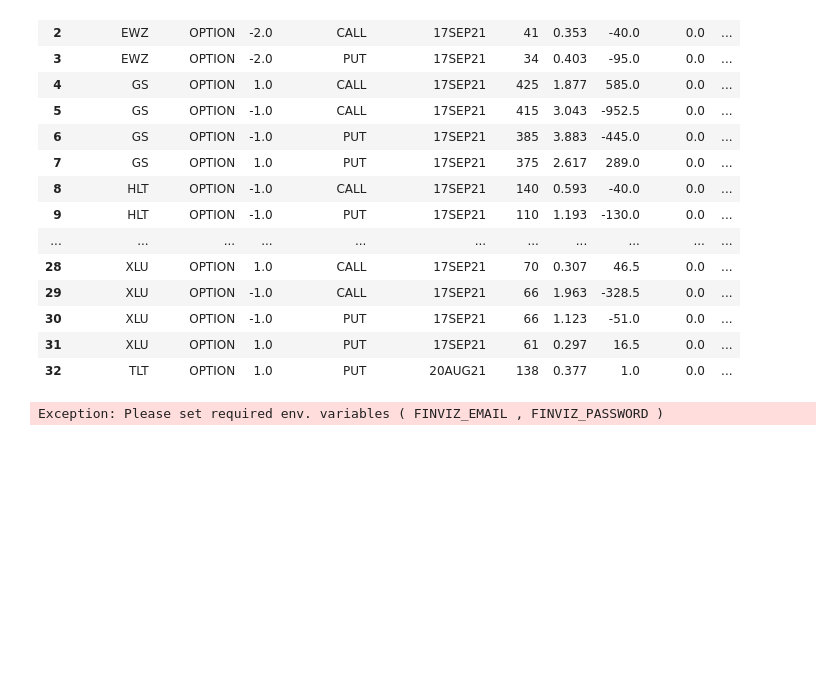
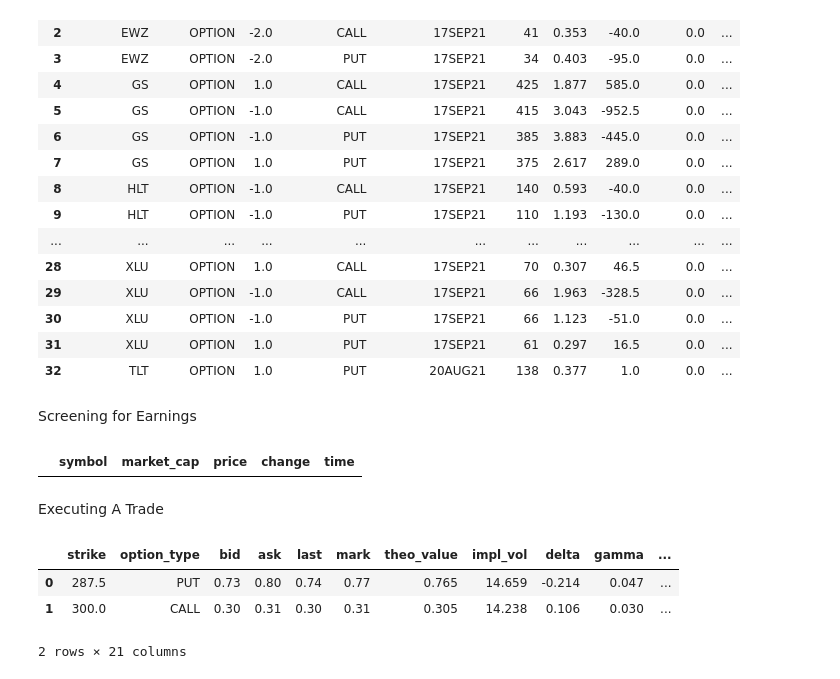
Before and after one commit to ggardiakos/earnings, a Jupyter notebook: examples.ipynb, the cells around one changed output. Saved outputs shown, nothing was run; the diff lists cells and outputs as text; code cells hidden in the pictures; blank space fills up the shorter version.

```diff
--- a/examples.ipynb
+++ b/examples.ipynb
@@ -63,7 +66,21 @@ positions
 | 30 | XLU | OPTION | -1.0 | PUT | 17SEP21 | 66 | 1.123 | -51.0 | 0.0 | ... |
 | 31 | XLU | OPTION | 1.0 | PUT | 17SEP21 | 61 | 0.297 | 16.5 | 0.0 | ... |
 | 32 | TLT | OPTION | 1.0 | PUT | 20AUG21 | 138 | 0.377 | 1.0 | 0.0 | ... |
-# %%
-Scanner().earnings()
-# %% [output]
-Exception: Please set required env. variables ( FINVIZ_EMAIL , FINVIZ_PASSWORD )
+# %% [markdown]
+Screening for Earnings
+# %%
+earnings = screener.earnings()
+earnings
+# %% [output]
+|  | symbol | market_cap | price | change | time |
+# %% [markdown]
+Executing A Trade
+# %%
+strangle = Strangle('MSFT', dte=0)
+strategy = strangle._build(min_premium=1.00)
+strategy
+# %% [output]
+|  | strike | option_type | bid | ask | last | mark | theo_value | impl_vol | delta | gamma | ... |
+| 0 | 287.5 | PUT | 0.73 | 0.80 | 0.74 | 0.77 | 0.765 | 14.659 | -0.214 | 0.047 | ... |
+| 1 | 300.0 | CALL | 0.30 | 0.31 | 0.30 | 0.31 | 0.305 | 14.238 | 0.106 | 0.030 | ... |
+2 rows × 21 columns
```
Also changed, not shown: parts of 5 cells of this notebook.
